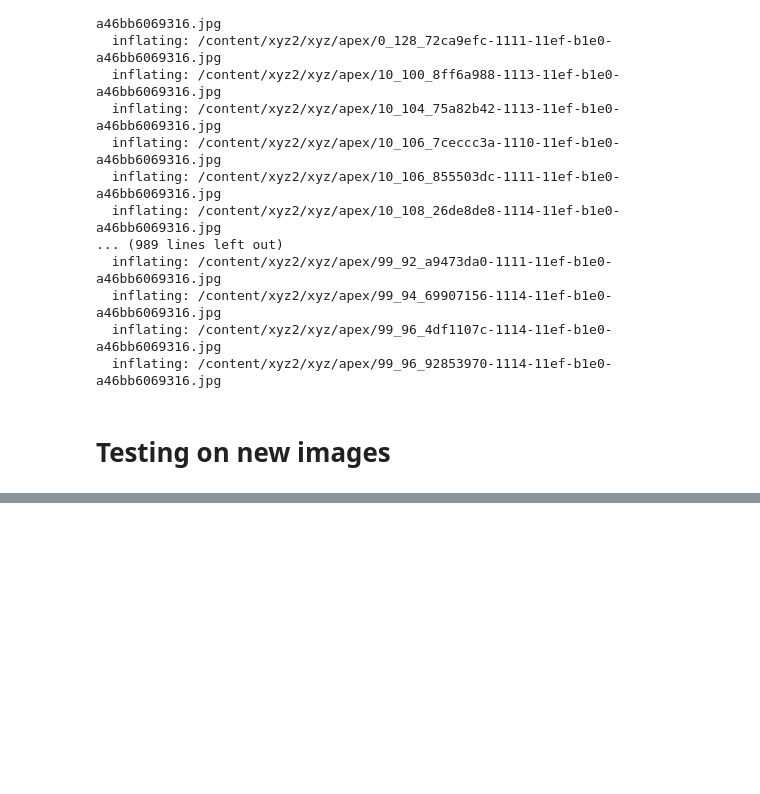
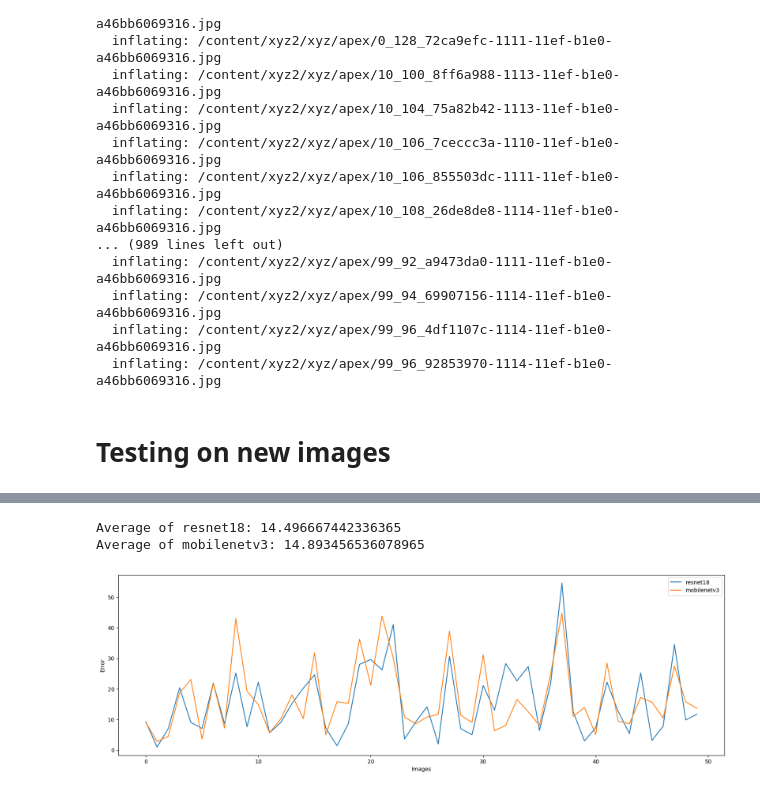
Before and after one commit to akash-cs13/MSE_Sem2, a Jupyter notebook: Pytorch.ipynb, the cells around one changed output, grey strips where cells are left out. Drawn from its saved outputs; the diff is of its cells as text; code cells hidden in the pictures; blank space fills up the shorter version.

```diff
--- a/Pytorch.ipynb
+++ b/Pytorch.ipynb
@@ -396,0 +409,29 @@ Distance between original and predicted coordinates: 49.09
+# %%
+import numpy as np
+plt.figure(figsize=(20, 6))
+
+array1 = resnet_distances
+array2 = mobilenetv3_distances
+
+print(f"Average of resnet18: {np.mean(resnet_distances)}")
+print(f"Average of mobilenetv3: {np.mean(mobilenetv3_distances)}")
+
+
+array1 = array1[:50]
+array2 = array2[:50]
+plt.plot(array1, label='resnet18')
+plt.plot(array2, label='mobilenetv3')
+
+# Adding titles and labels
+plt.xlabel('Images')
+plt.ylabel('Error')
+
+# Adding a legend
+plt.legend()
+
+# Display the plot
+plt.show()
+# %% [output]
+Average of resnet18: 14.496667442336365
+Average of mobilenetv3: 14.893456536078965
+[figure, added]
```
Also changed, not shown: parts of 5 cells of this notebook, 1 other file.
